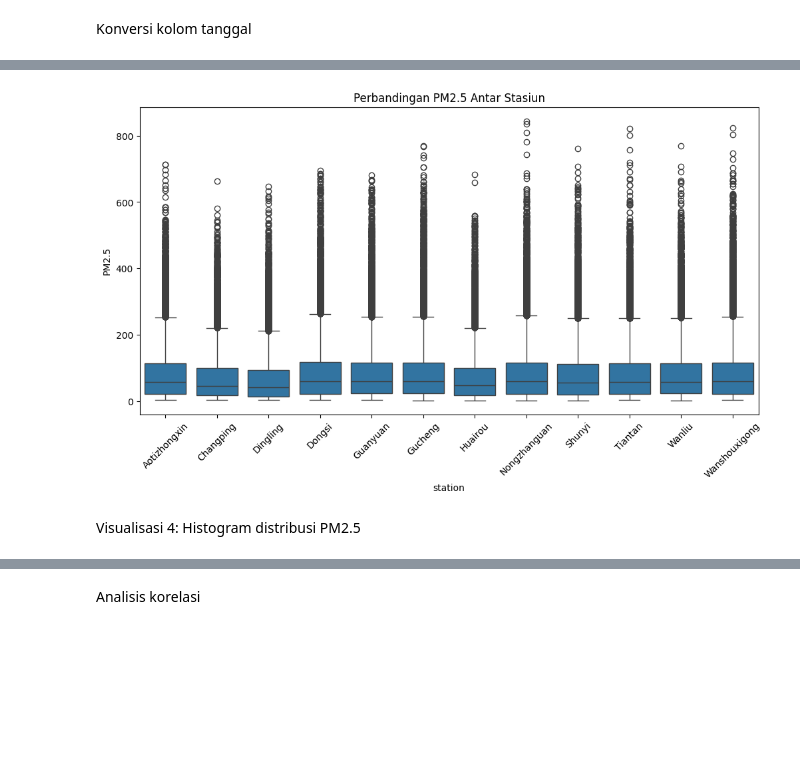
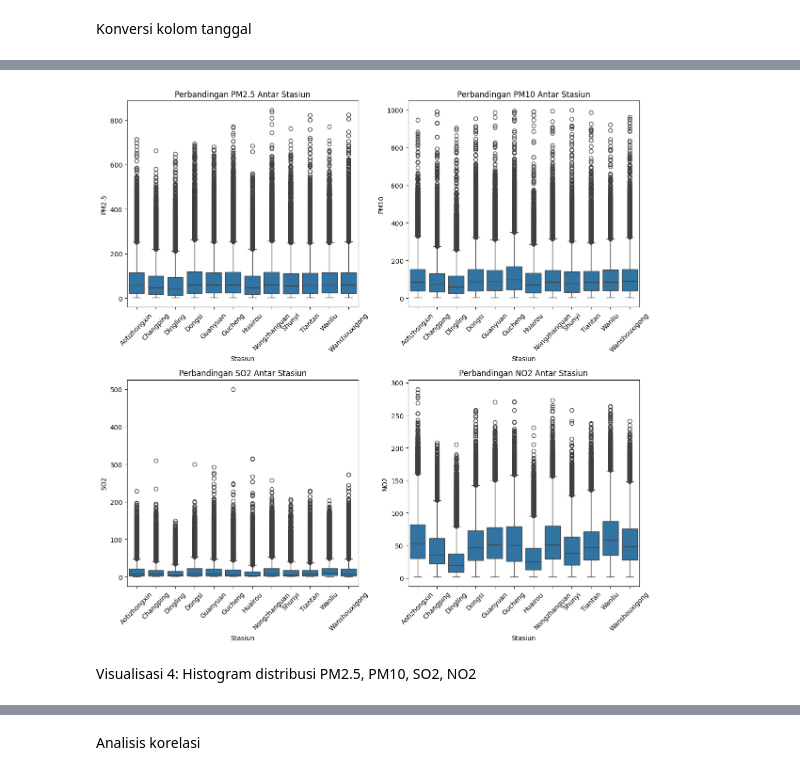
Before and after one commit to hajee17/Submission_BelajarAnalisisDatadenganPython_AirQualityDataset, a Jupyter notebook: notebook.ipynb, the cells around one changed output, grey strips where cells are left out. Saved outputs shown, nothing was run; the diff lists cells and outputs as text; code cells hidden in the pictures; blank space fills up the shorter version.

```diff
--- a/notebook.ipynb
+++ b/notebook.ipynb
@@ -92,7 +102,16 @@ Visualisasi 1: Tren PM2.5 per tahun untuk setiap stasiun
 # %%
+plt.figure(figsize=(12, 12))
 
-plt.figure(figsize=(12,6))
-sns.lineplot(data=air_quality_data, x='year', y='PM2.5', hue='station')
-plt.title('Tren PM2.5 per Tahun di Berbagai Stasiun')
+pollutants = ['PM2.5', 'PM10', 'SO2', 'NO2']
+
+for i, pollutant in enumerate(pollutants):
+    plt.subplot(2, 2, i + 1)
+    sns.lineplot(data=air_quality_data, x='year', y=pollutant, hue='station')
+    plt.title(f'Tren {pollutant} per Tahun di Berbagai Stasiun')
+    plt.xlabel('Tahun')
+    plt.ylabel(pollutant)
+    plt.legend(title='Stasiun')
+
+plt.tight_layout()
 plt.show()
 # %% [output]
@@ -102,7 +121,13 @@ Visualisasi 2: Scatter plot TEMP vs PM2.5
 # %%
+plt.figure(figsize=(12, 12))
 
-plt.figure(figsize=(10,6))
-sns.scatterplot(data=air_quality_data, x='TEMP', y='PM2.5')
-plt.title('Hubungan antara Suhu dan PM2.5')
+for i, pollutant in enumerate(pollutants):
+    plt.subplot(2, 2, i + 1)
+    sns.scatterplot(data=air_quality_data, x='TEMP', y=pollutant)
+    plt.title(f'Hubungan antara Suhu dan {pollutant}')
+    plt.xlabel('Suhu (TEMP)')
+    plt.ylabel(pollutant)
+
+plt.tight_layout()
 plt.show()
 # %% [output]
@@ -112,12 +137,17 @@ Visualisasi 3: Boxplot perbandingan PM2.5 antar stasiun
 # %%
+plt.figure(figsize=(12, 12))
 
+for i, pollutant in enumerate(pollutants):
+    plt.subplot(2, 2, i + 1)
+    sns.boxplot(data=air_quality_data, x='station', y=pollutant)
+    plt.title(f'Perbandingan {pollutant} Antar Stasiun')
+    plt.xticks(rotation=45)
+    plt.xlabel('Stasiun')
+    plt.ylabel(pollutant)
 
-plt.figure(figsize=(12,6))
-sns.boxplot(data=air_quality_data, x='station', y='PM2.5')
-plt.title('Perbandingan PM2.5 Antar Stasiun')
-plt.xticks(rotation=45)
+plt.tight_layout()
 plt.show()
 # %% [output]
-[figure, old version]
+[figure, new version]
 # %% [markdown]
-Visualisasi 4: Histogram distribusi PM2.5
+Visualisasi 4: Histogram distribusi PM2.5, PM10, SO2, NO2
```
Also changed, not shown: parts of 39 cells of this notebook, 3 other files.
